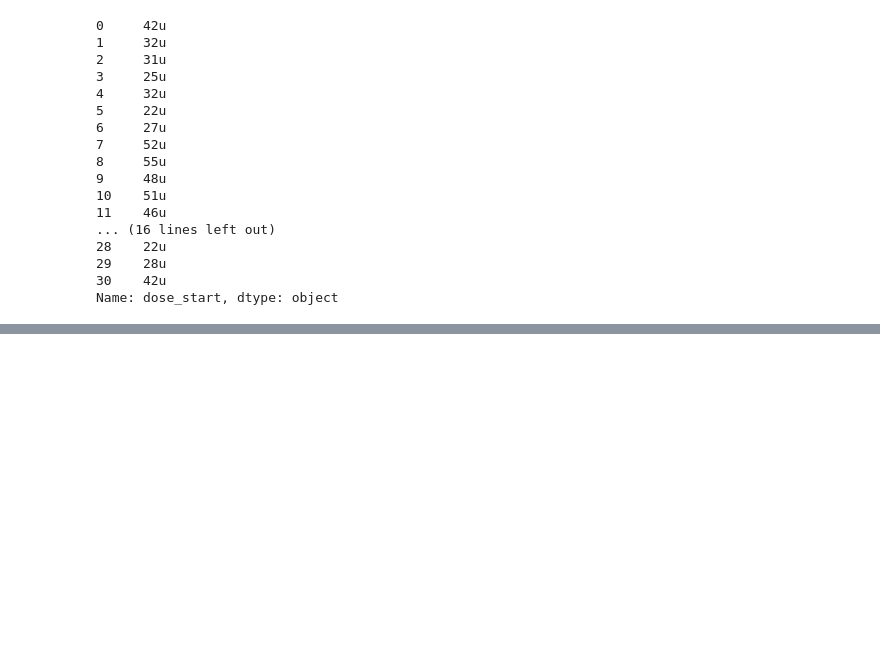
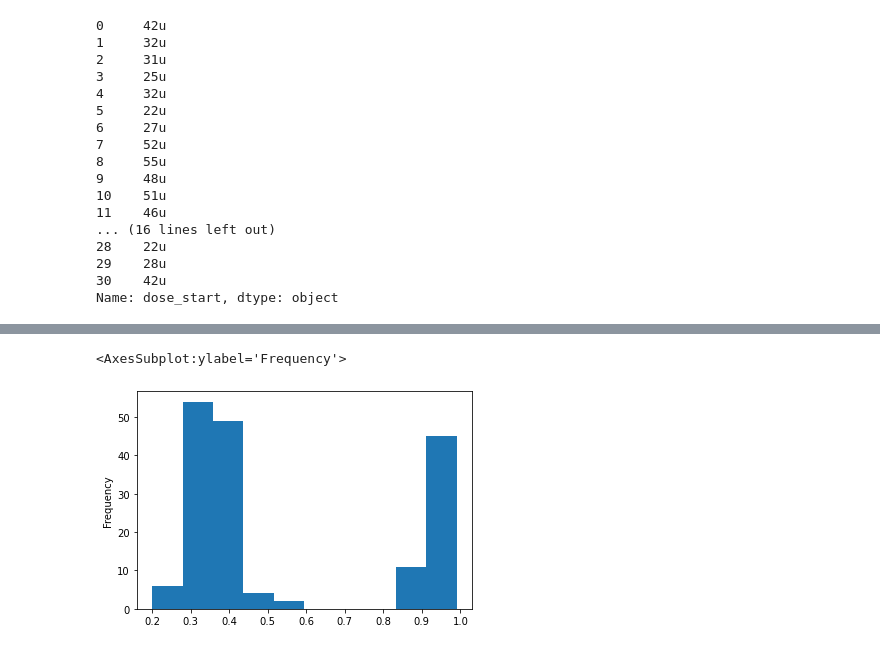
Before and after one commit to jacyee/insulin-drug-analysis, a Jupyter notebook: insulin_drug.ipynb, the cells around one changed output, grey strips where cells are left out. Cells and saved outputs as stored; diff of their text form; code cells hidden in the pictures; blank space fills up the shorter version.

```diff
--- a/insulin_drug.ipynb
+++ b/insulin_drug.ipynb
@@ -944,0 +978,5 @@ import statsmodels.api as sm
+# %%
+treatments.hba1c_change.plot(kind = 'hist')
+# %% [output]
+<AxesSubplot:ylabel='Frequency'>
+[figure, added]
```
Also changed, not shown: parts of 16 cells of this notebook.
